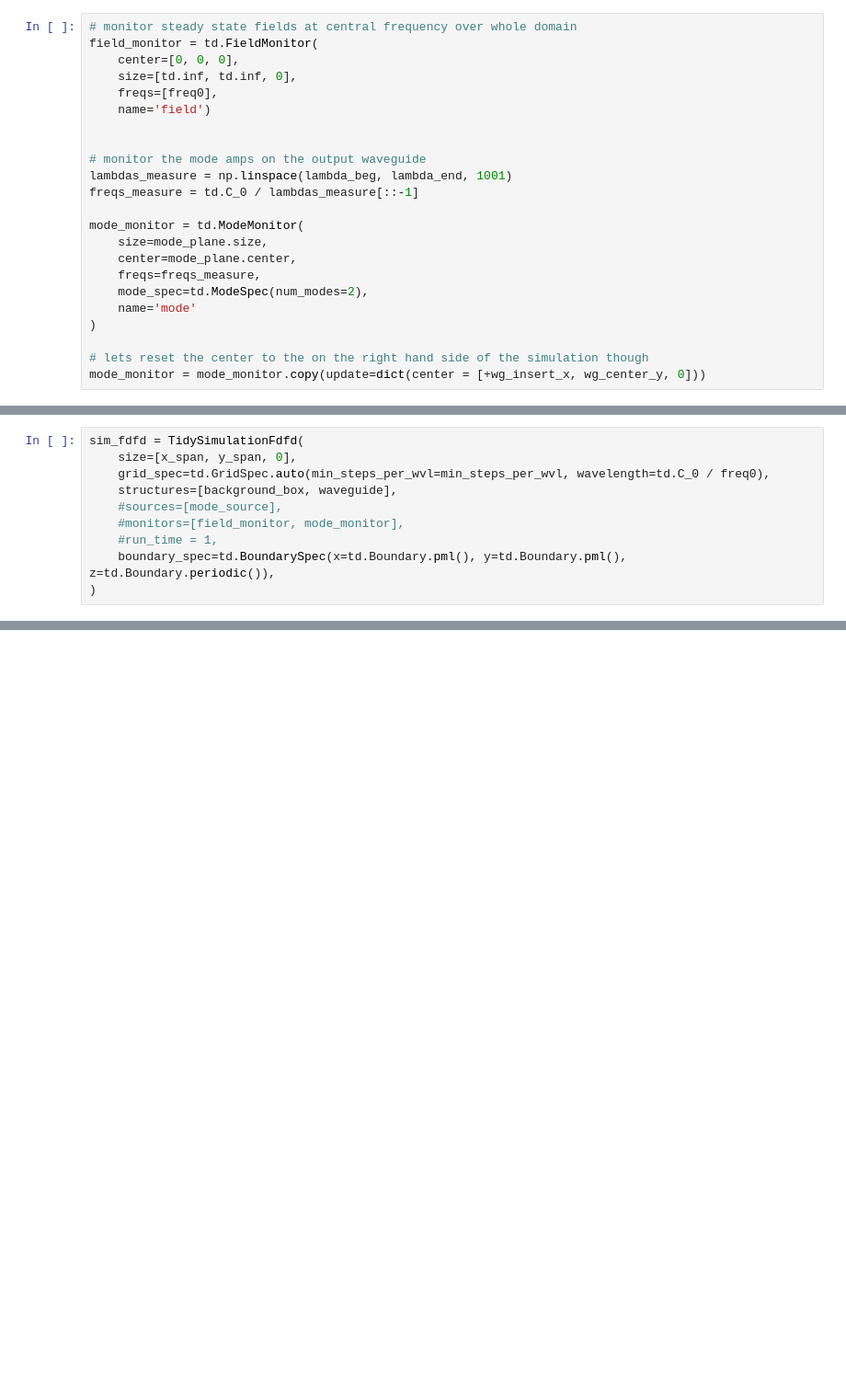
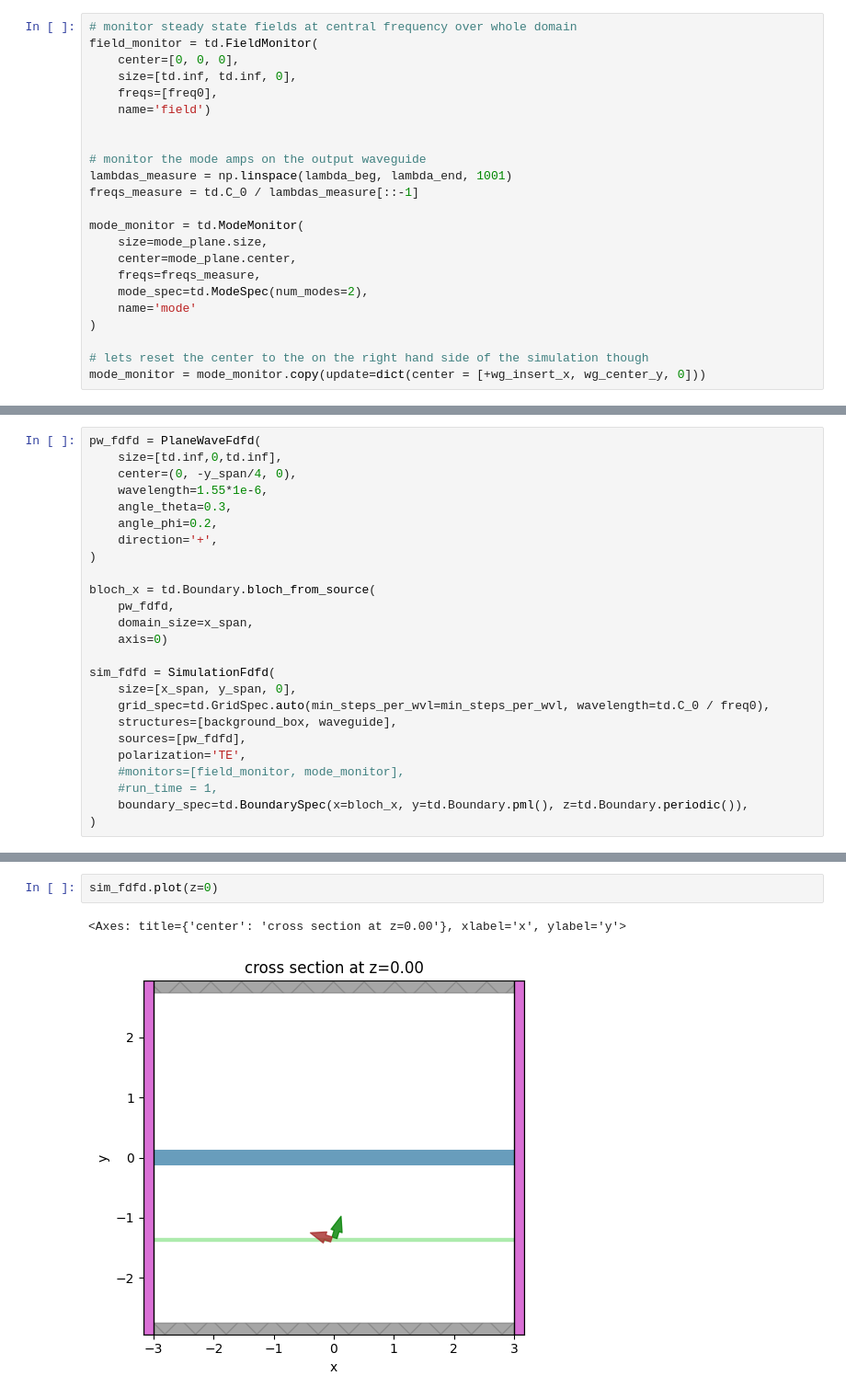
Before and after one commit to Dj1312/pepper, a Jupyter notebook: examples/2d_waveguide.ipynb, the cells around one changed output, grey strips where cells are left out. Shown: that part at 92% size. Cells and saved outputs as stored; diff of their text form; blank space fills up the shorter version.

```diff
--- a/examples/2d_waveguide.ipynb
+++ b/examples/2d_waveguide.ipynb
@@ -171,11 +196,26 @@ sim2 = td.Simulation(
 # %%
-sim_fdfd = TidySimulationFdfd(
+pw_fdfd = PlaneWaveFdfd(
+    size=[td.inf,0,td.inf],
+    center=(0, -y_span/4, 0),
+    wavelength=1.55*1e-6,
+    angle_theta=0.3,
+    angle_phi=0.2,
+    direction='+',
+)
+
+bloch_x = td.Boundary.bloch_from_source(
+    pw_fdfd,
+    domain_size=x_span,
+    axis=0)
+
+sim_fdfd = SimulationFdfd(
     size=[x_span, y_span, 0],
     grid_spec=td.GridSpec.auto(min_steps_per_wvl=min_steps_per_wvl, wavelength=td.C_0 / freq0),
     structures=[background_box, waveguide],
-    #sources=[mode_source],
+    sources=[pw_fdfd],
+    polarization='TE',
     #monitors=[field_monitor, mode_monitor],
     #run_time = 1,
-    boundary_spec=td.BoundarySpec(x=td.Boundary.pml(), y=td.Boundary.pml(), z=td.Boundary.periodic()),
+    boundary_spec=td.BoundarySpec(x=bloch_x, y=td.Boundary.pml(), z=td.Boundary.periodic()),
 )
 # %% [output]
@@ -182,0 +250,5 @@ sim_fdfd = TidySimulationFdfd(
+# %%
+sim_fdfd.plot(z=0)
+# %% [output]
+<Axes: title={'center': 'cross section at z=0.00'}, xlabel='x', ylabel='y'>
+[figure, added]
```
Also changed, not shown: parts of 22 cells of this notebook, 2 other files.
